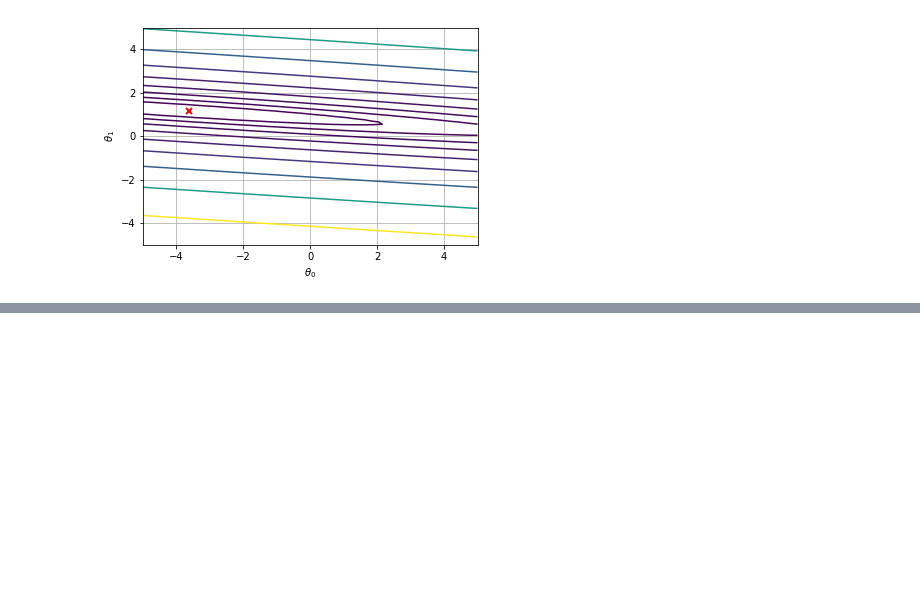
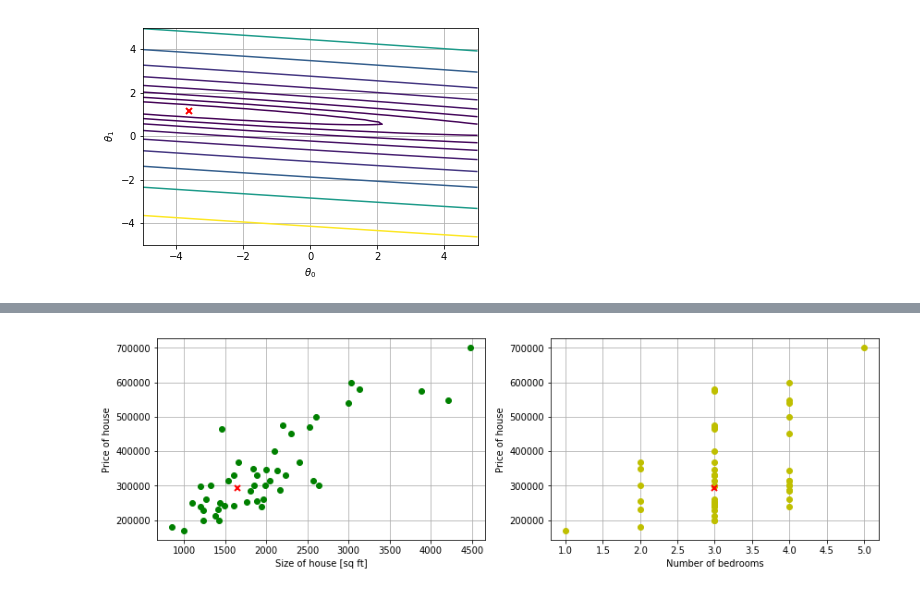
Before and after one commit to AnelMusic/Machine-Learning-Jupyter-Notebook, a Jupyter notebook: ML_Notebooks/LinerRegression/ML_LinearRegression.ipynb, the cells around one changed output, grey strips where cells are left out. Saved outputs shown, nothing was run; the diff lists cells and outputs as text; code cells hidden in the pictures; blank space fills up the shorter version.

```diff
--- a/ML_Notebooks/LinerRegression/ML_LinearRegression.ipynb
+++ b/ML_Notebooks/LinerRegression/ML_LinearRegression.ipynb
@@ -233,0 +370,17 @@ plt.show()
+# %%
+# plot the data and prediction
+figure, ax = plt.subplots(1, 2, figsize=(14,4))
+
+ax[0].plot(x[:,0], y, 'o', color='g')
+ax[0].plot(1650, predict, 'x', color='r', mew=2)
+ax[0].set_xlabel(r'Size of house [sq ft]')
+ax[0].set_ylabel(r'Price of house')
+ax[0].grid()
+
+ax[1].plot(x[:,1], y, 'o', color='y')
+ax[1].plot(3, predict, 'x', color='r', mew=2)
+ax[1].set_xlabel(r'Number of bedrooms')
+ax[1].set_ylabel(r'Price of house')
+ax[1].grid()
+# %% [output]
+[figure, added]
```
Also changed, not shown: parts of 29 cells of this notebook.
